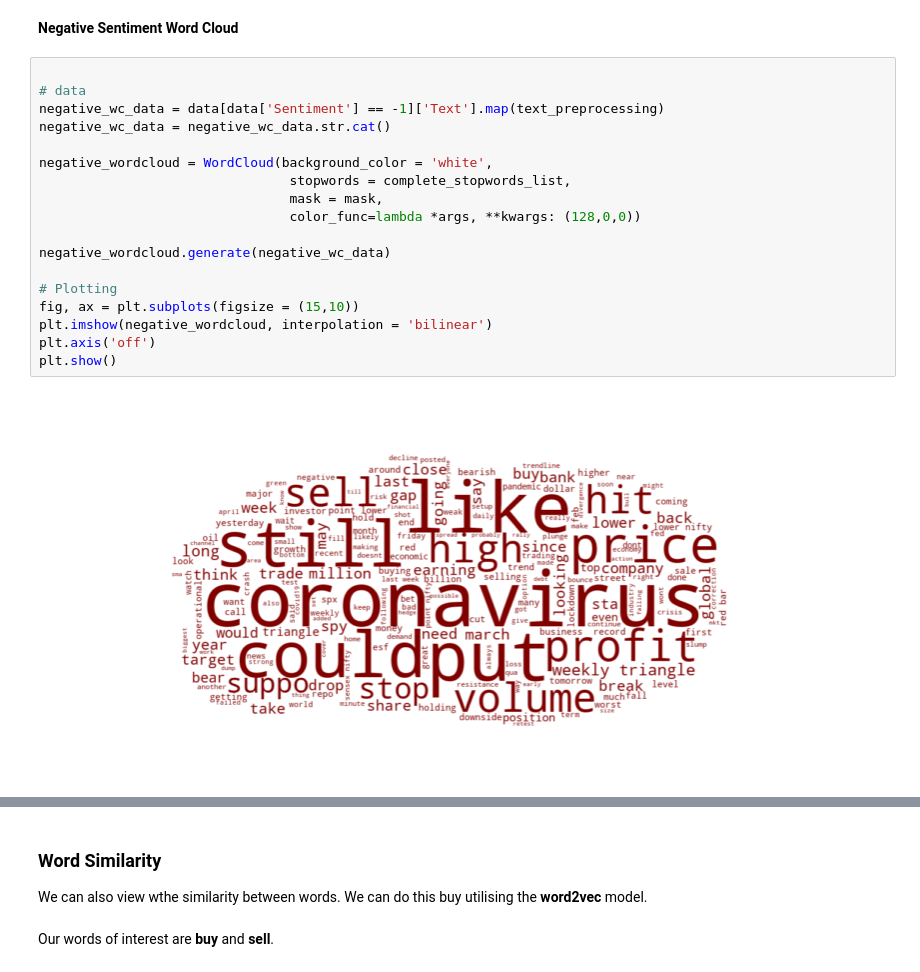
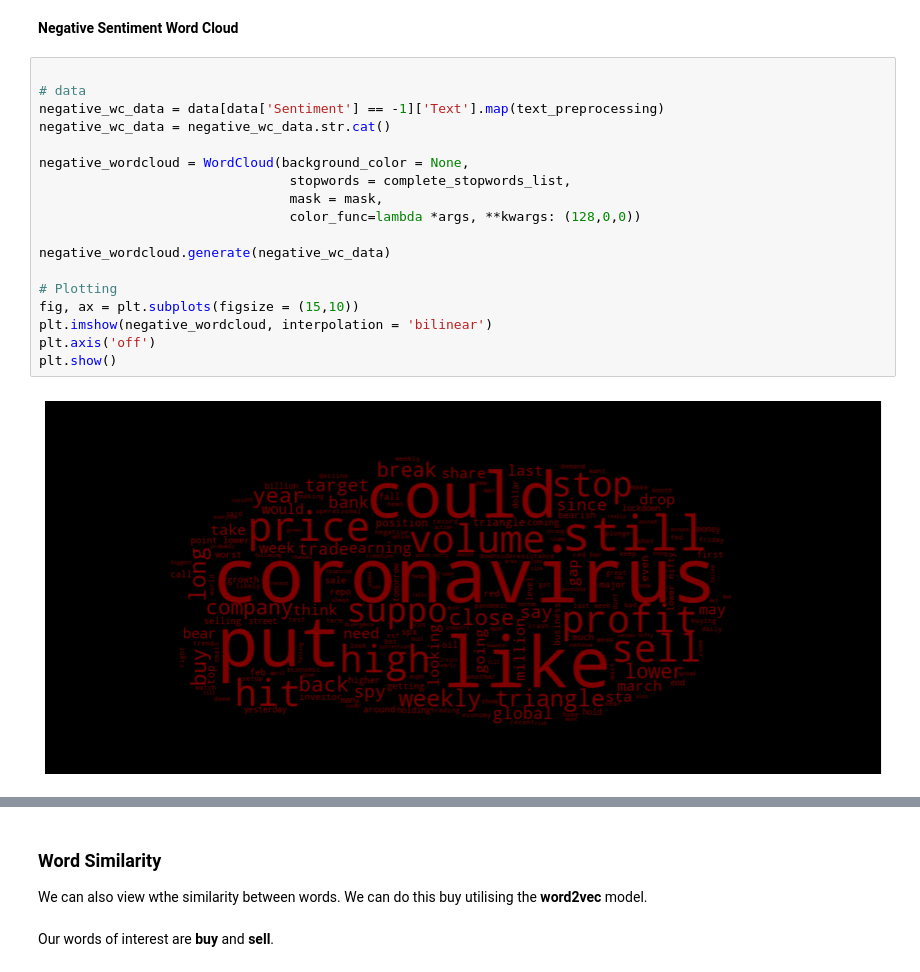
Before and after one commit to AbsIbs/portfolio_optimization, a Jupyter notebook: twitter_stock_sentiment.ipynb, the cells around one changed output, grey strips where cells are left out. Drawn from its saved outputs; the diff is of its cells as text.

```diff
--- a/twitter_stock_sentiment.ipynb
+++ b/twitter_stock_sentiment.ipynb
@@ -323,20 +323,20 @@ plt.show()
 # %%
 
 # data
 negative_wc_data = data[data['Sentiment'] == -1]['Text'].map(text_preprocessing)
 negative_wc_data = negative_wc_data.str.cat()
 
-negative_wordcloud = WordCloud(background_color = 'white',
+negative_wordcloud = WordCloud(background_color = None,
                                 stopwords = complete_stopwords_list,
                                 mask = mask,
                                 color_func=lambda *args, **kwargs: (128,0,0))
 
 negative_wordcloud.generate(negative_wc_data)
 
 # Plotting
 fig, ax = plt.subplots(figsize = (15,10))
 plt.imshow(negative_wordcloud, interpolation = 'bilinear')
 plt.axis('off')
 plt.show()
 # %% [output]
-[figure, old version]
+[figure, new version]
```
Also changed, not shown: parts of 2 cells of this notebook, 7 other files.
